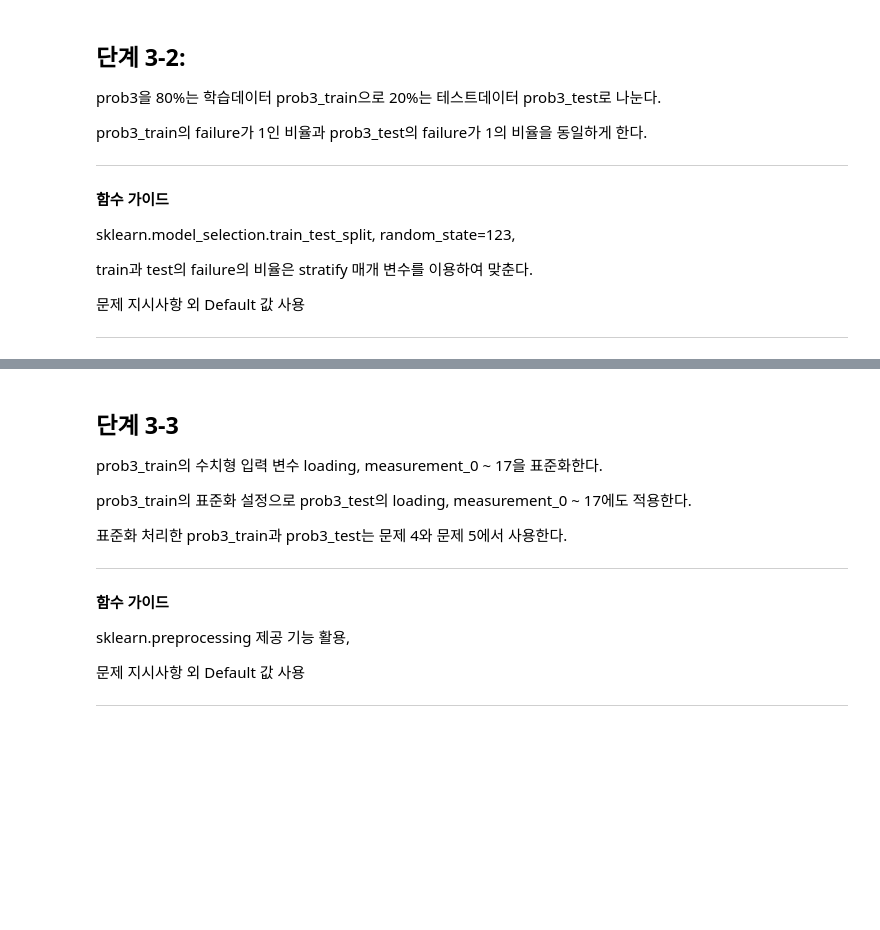
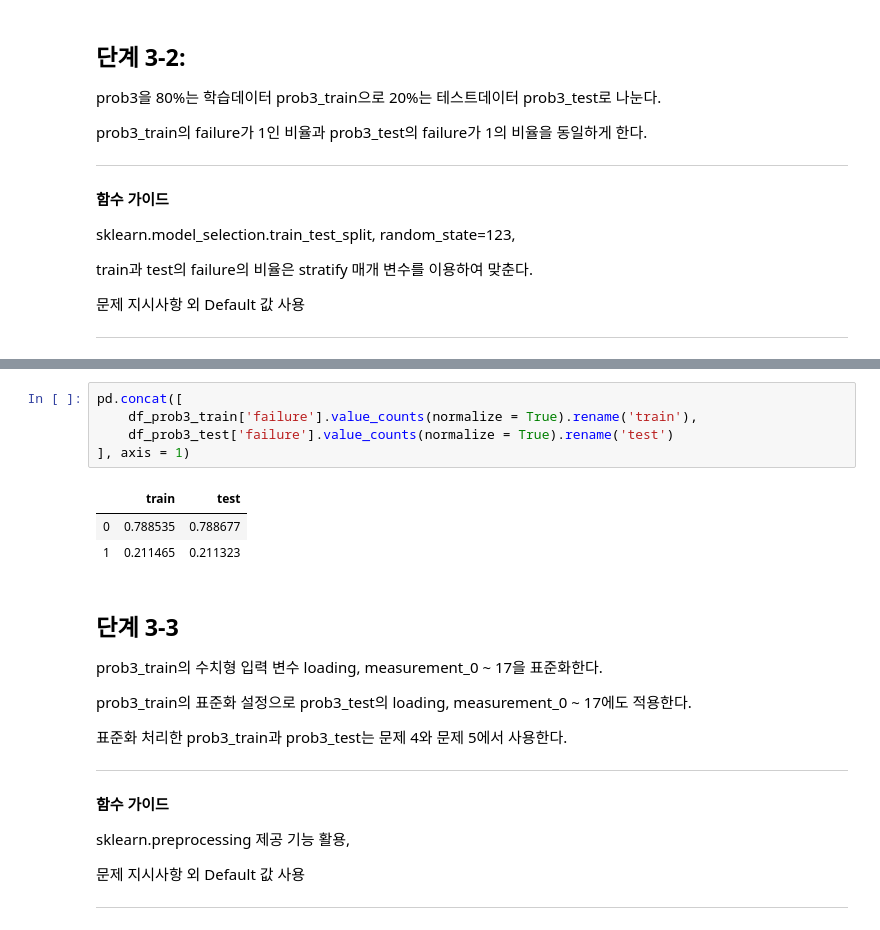
Before and after one commit to sunkusun9/DS_lv3_2507_1, a Jupyter notebook: sec_ds_lv3_prob1_prob.ipynb, the cells around one changed output, grey strips where cells are left out. Drawn from its saved outputs; the diff is of its cells as text; blank space fills up the shorter version.

```diff
--- a/sec_ds_lv3_prob1_prob.ipynb
+++ b/sec_ds_lv3_prob1_prob.ipynb
@@ -765,3 +780,12 @@ prob3_train의 failure가 1인 비율과 prob3_test의 failure가 1의 비율을
+# %%
+pd.concat([
+    df_prob3_train['failure'].value_counts(normalize = True).rename('train'),
+    df_prob3_test['failure'].value_counts(normalize = True).rename('test')
+], axis = 1)
+# %% [output]
+|  | train | test |
+| 0 | 0.788535 | 0.788677 |
+| 1 | 0.211465 | 0.211323 |
 # %% [markdown]
 ## 단계 3-3
 
```
Also changed, not shown: parts of 48 cells of this notebook.
